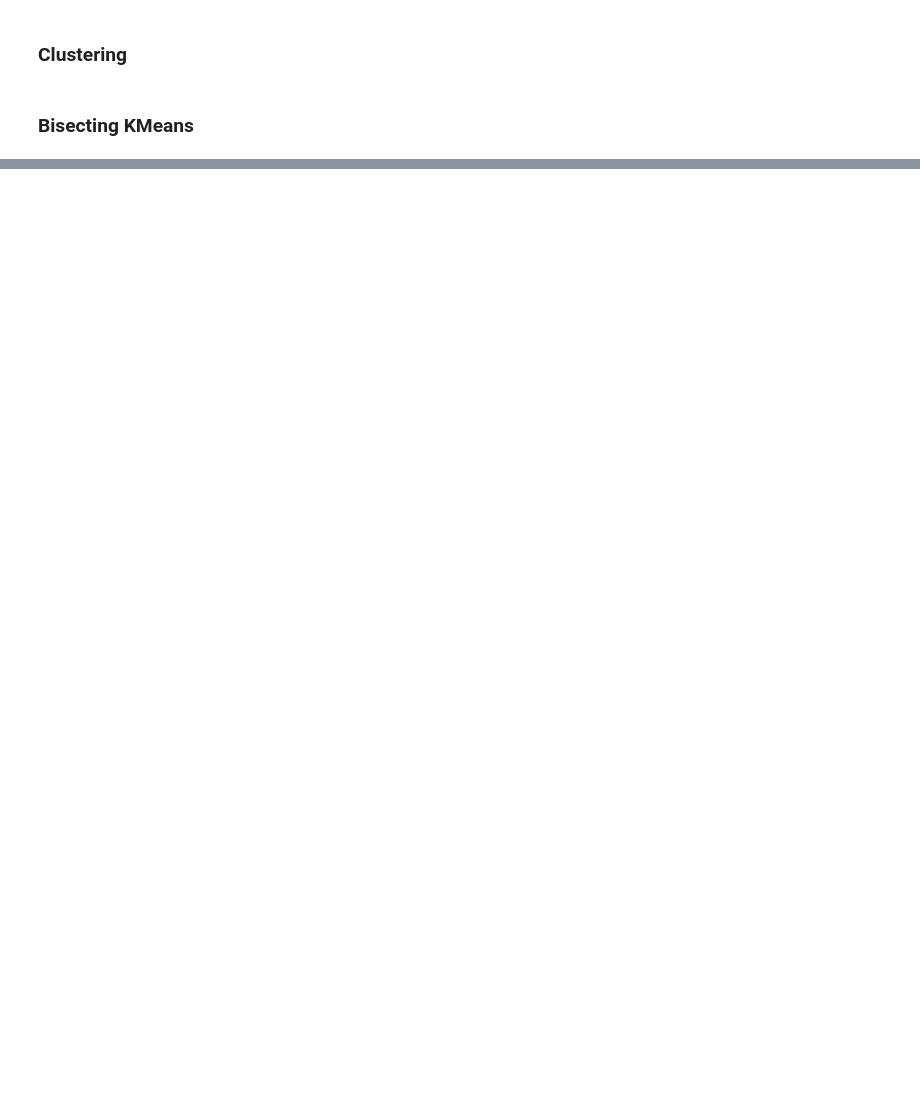
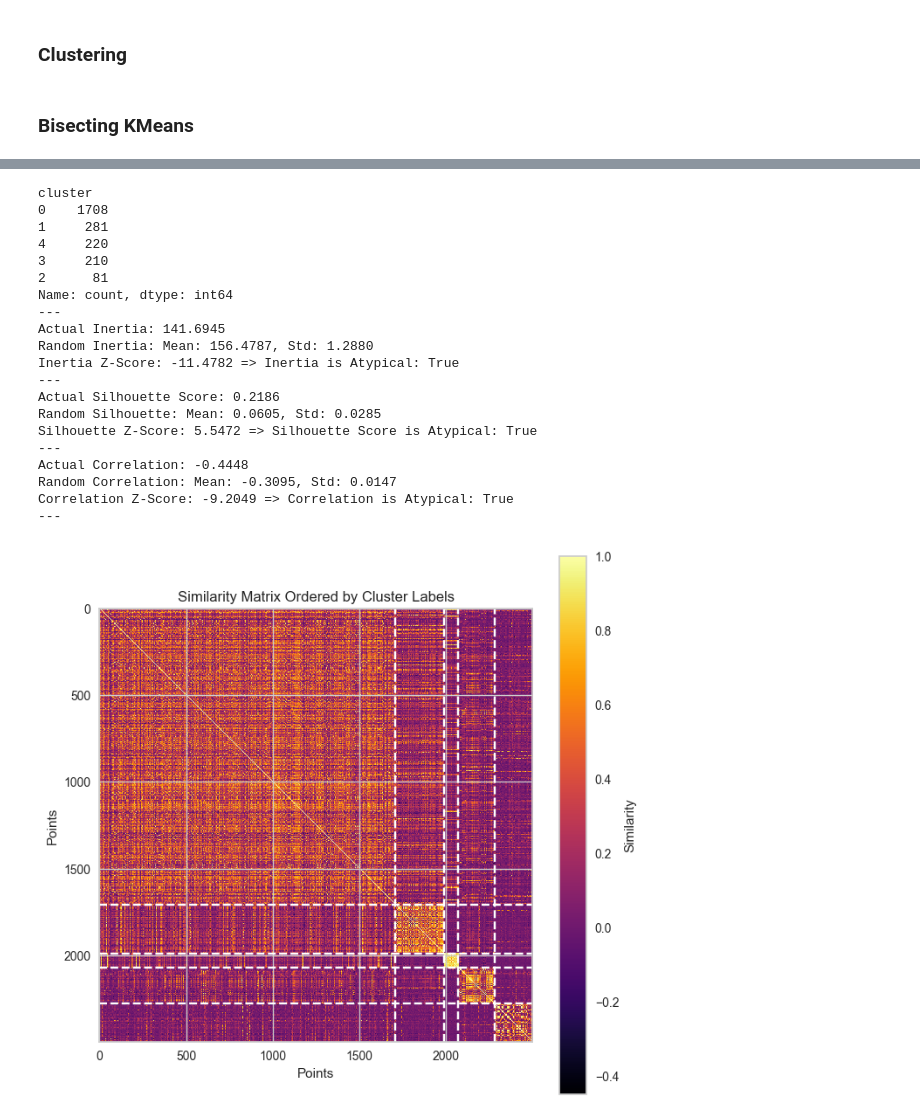
Before and after one commit to MaksimKarnaukh/DataMining, a Jupyter notebook: Assignment3/src/clustering_bisectingkmeans.ipynb, the cells around one changed output, grey strips where cells are left out. Drawn from its saved outputs; the diff is of its cells as text; code cells hidden in the pictures; blank space fills up the shorter version.

```diff
--- a/Assignment3/src/clustering_bisectingkmeans.ipynb
+++ b/Assignment3/src/clustering_bisectingkmeans.ipynb
@@ -414,0 +314,24 @@ cv.cv_similarity_matrix(df, cluster_labels, metric='cosine', precomputed=True)
+# %%
+bkmeans2, labels2 = bisecting_kmeans_clustering(TruncatedSVD(n_components=DIM_REDUCTION_COMPONENTS, random_state=RANDOM_STATE).fit_transform(tfidf_features), NUM_CLUSTERS, RANDOM_STATE, n_init=50, init='k-means++', plot=False, precomputed=False, metric='cosine', n_permutations=STATISTICS_N_PERMUTATIONS)
+# %% [output]
+cluster
+0    1708
+1     281
+4     220
+3     210
+2      81
+Name: count, dtype: int64
+---
+Actual Inertia: 141.6945
+Random Inertia: Mean: 156.4787, Std: 1.2880
+Inertia Z-Score: -11.4782 => Inertia is Atypical: True
+---
+Actual Silhouette Score: 0.2186
+Random Silhouette: Mean: 0.0605, Std: 0.0285
+Silhouette Z-Score: 5.5472 => Silhouette Score is Atypical: True
+---
+Actual Correlation: -0.4448
+Random Correlation: Mean: -0.3095, Std: 0.0147
+Correlation Z-Score: -9.2049 => Correlation is Atypical: True
+---
+[figure, added]
```
Also changed, not shown: parts of 31 cells of this notebook, 8 other files.
